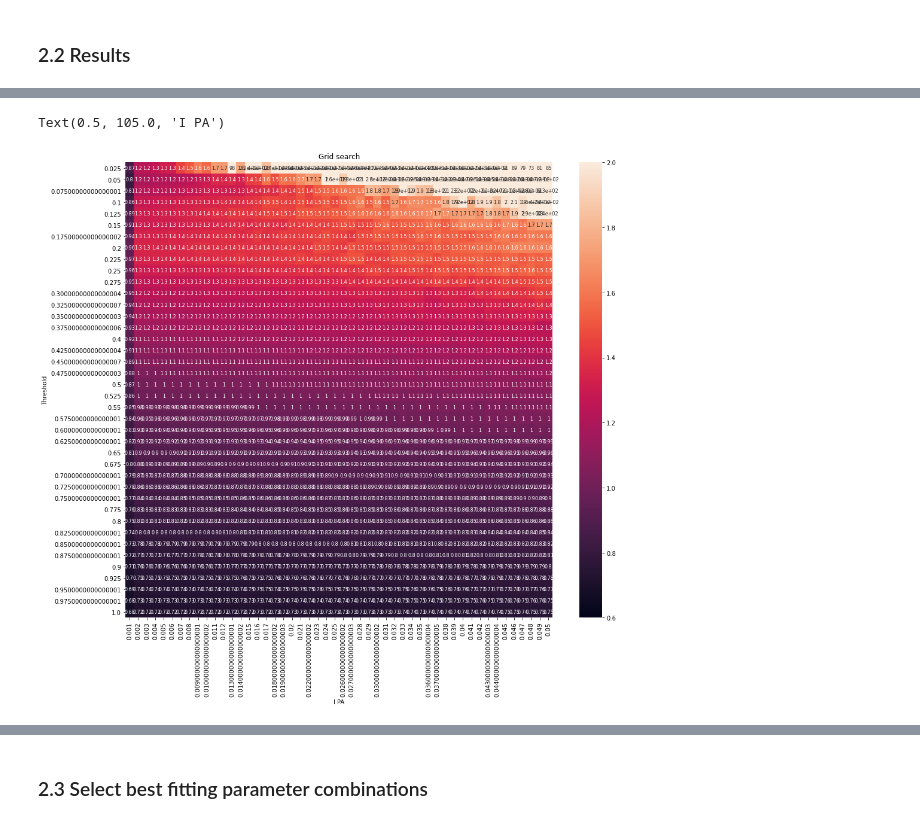
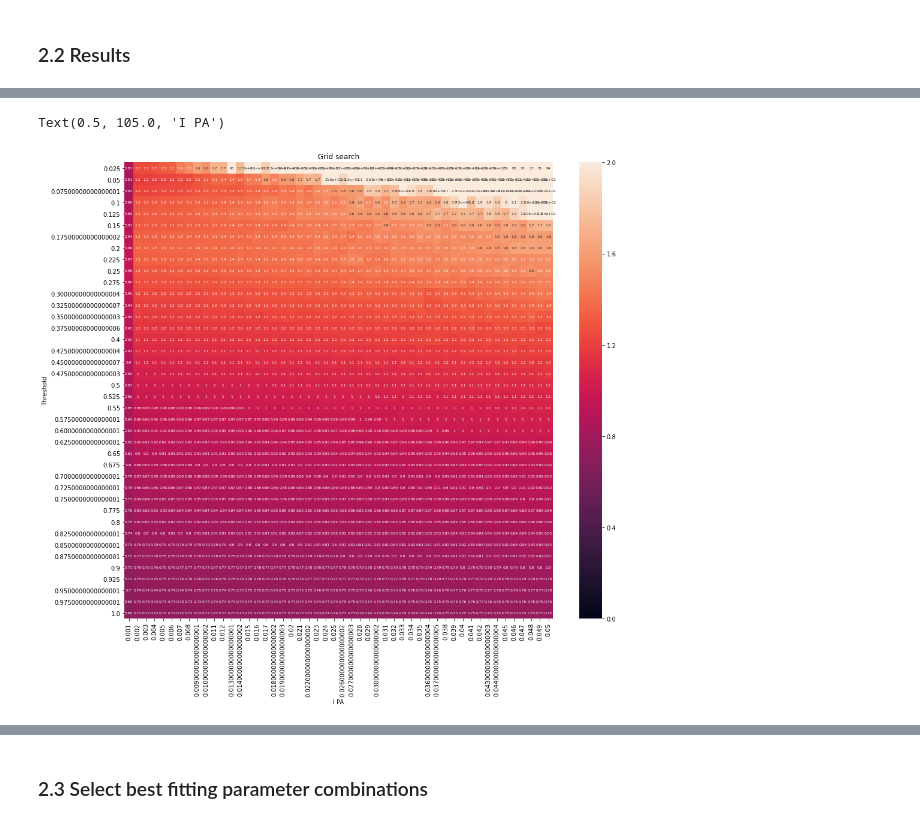
Before and after one commit to MovezNetwork/ABM-PA, a Jupyter notebook: notebooks/tuning_com_network.ipynb, the cells around one changed output, grey strips where cells are left out. Drawn from its saved outputs; the diff is of its cells as text; code cells hidden in the pictures.

```diff
--- a/notebooks/tuning_com_network.ipynb
+++ b/notebooks/tuning_com_network.ipynb
@@ -153,10 +160,10 @@ errors_df2
 # %%
 # plot heatmap of grid search
 plt.figure(figsize=((16,14)))
 plt.title('Grid search')
-sns.heatmap(errors_df2, annot=True, annot_kws={"size": 8}, vmin=0.6, vmax=2)
+sns.heatmap(errors_df2, annot=True, annot_kws={"size": 6}, vmin=0, vmax=2)
 plt.ylabel('Threshold')
 plt.xlabel('I PA')
 # %% [output]
 Text(0.5, 105.0, 'I PA')
-[figure, old version]
+[figure, new version]
```
Also changed, not shown: parts of 11 cells of this notebook, 10 other files.
